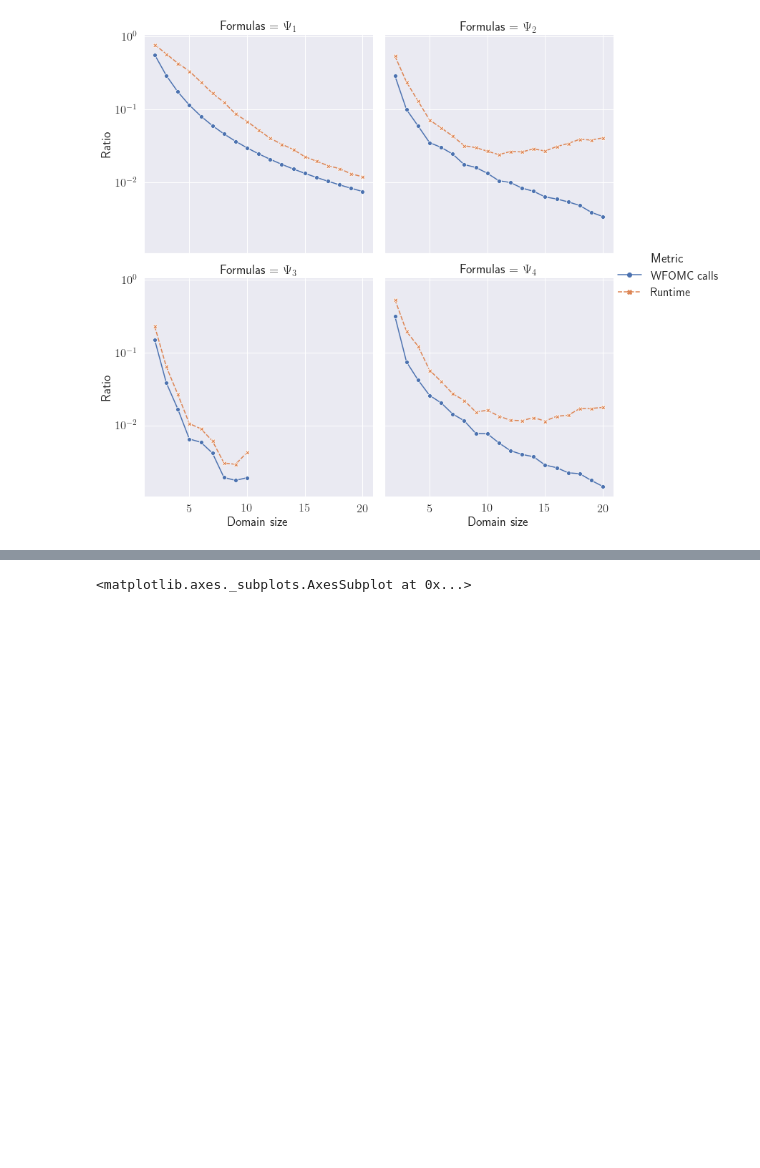
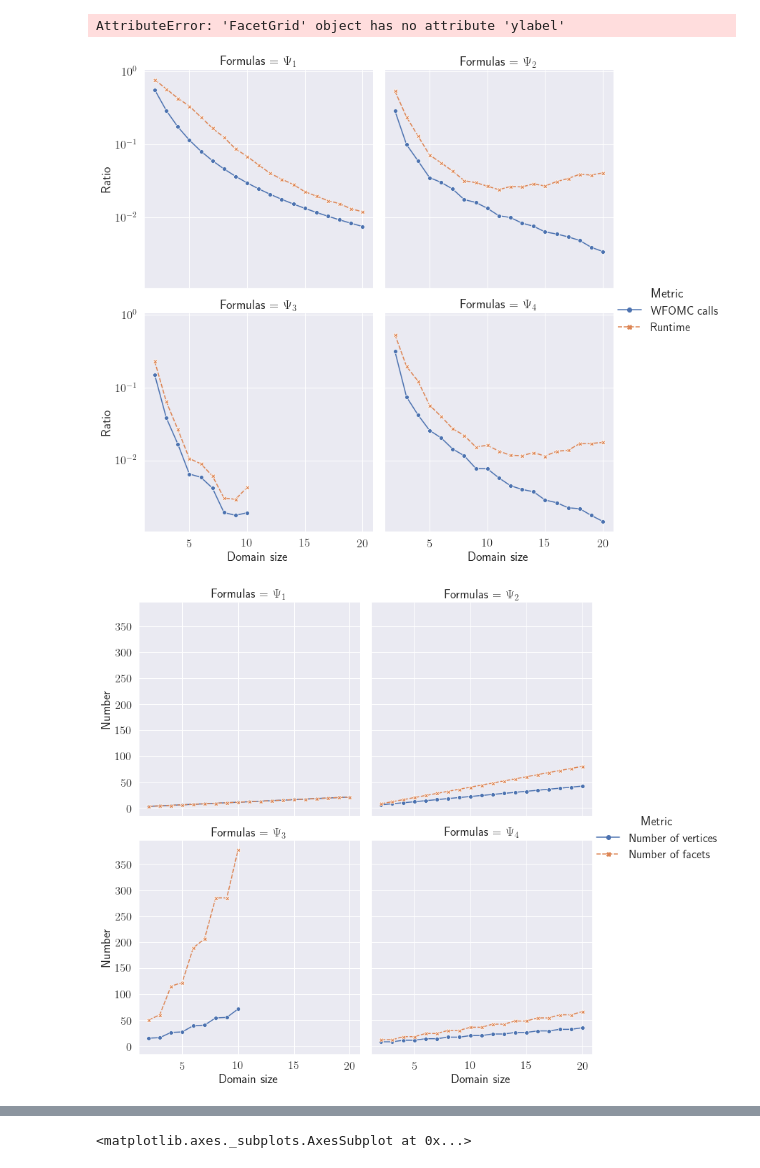
Before and after one commit to lucienwang1009/marginal_polytope, a Jupyter notebook: plot.ipynb, the cells around one changed output, grey strips where cells are left out. Cells and saved outputs as stored; diff of their text form; code cells hidden in the pictures; blank space fills up the shorter version.

```diff
--- a/plot.ipynb
+++ b/plot.ipynb
@@ -54,6 +54,14 @@ def parse_time(log_file):
         parse_total_time(log), parse_wfomc_time(log), parse_quick_hull_time(log), parse_add_facet_time(log)
     WFOMC_num = parse_WFOMC_num(log)
     return total_time, WFOMC_num, wfomc_time, quick_hull_time, add_facet_time
+
+
+def parse_convex_hull(file_name):
+    with open(file_name, 'rb') as f:
+        convex_hull = pickle.load(f)
+    n_vertices = convex_hull.vertices.shape[0]
+    n_facets = convex_hull.equations.shape[0]
+    return n_vertices, n_facets
 
 
 def plot(log_dir, prefix='2d', max_domain_size = 50):
@@ -114,12 +122,18 @@ def parse_file(iter_dirs, dft_dirs, exp_names, max_domain_size):
         for i in range(2, max_domain_size[j] + 1):
             iter_log = '{}/{}/log.txt'.format(iter_dir, i)
             iter_total_time, iter_wfomc_num, _, _, _ = parse_time(iter_log)
+            iter_n_vertices, iter_n_facets = parse_convex_hull('{}/{}/convex_hull.pkl'.format(iter_dir, i))
             dft_log = '{}/{}/log.txt'.format(dft_dir, i)
             dft_total_time, dft_wfomc_num, _, _, _ = parse_time(dft_log)
+            dft_n_vertices, dft_n_facets = parse_convex_hull('{}/{}/convex_hull.pkl'.format(dft_dir, i))
             dataset.append([exp_names[j], 'WFOMC calls',
                             i, iter_wfomc_num, dft_wfomc_num])
             dataset.append([exp_names[j], 'Runtime',
                             i, iter_total_time, dft_total_time])
+            dataset.append([exp_names[j], 'Number of vertices',
+                           i, iter_n_vertices, dft_n_vertices])
+            dataset.append([exp_names[j], 'Number of facets',
+                           i, iter_n_facets, dft_n_facets])
     dataframe = pd.DataFrame(dataset)
     return dataframe
 
@@ -180,10 +194,11 @@ data['Ratio'] = data['Fast'] / data['DFT']
 # g.fig.get_axes()[0].set_yscale('log')
 
 g = sns.relplot(x="Domain size", y="Ratio", hue="Metric", style='Metric',
-            dashes=True, markers=True, kind="line", col='Formulas', col_wrap=2, data=data, legend='brief')
+                dashes=True, markers=True, kind="line", col='Formulas', col_wrap=2,
+                data=data[(data['Metric'] == 'WFOMC calls') | (data['Metric'] == 'Runtime')], legend='brief')
 
 g.fig.get_axes()[0].set_yscale('log')
-leg = g._legend
+# leg = g._legend
 # leg.set_bbox_to_anchor([1.1, 0.5])  # coordinates of lower left of bounding box
 fig = plt.gcf()
 # fig.set_size_inches(8, 9)
@@ -213,7 +228,23 @@ fig.savefig('./fast_rmp_comparision.pdf')
 # lines2, labels2 = ax2.get_legend_handles_labels()
 # plt.legend(lines + lines2, labels + labels2, loc=0)
 # %% [output]
+AttributeError: 'FacetGrid' object has no attribute 'ylabel'
 [figure]
+# %%
+g = sns.relplot(x="Domain size", y="Fast", hue="Metric", style='Metric',
+                dashes=True, markers=True, kind="line", col='Formulas', col_wrap=2,
+                data=data[(data['Metric'] == 'Number of vertices') | (data['Metric'] == 'Number of facets')],
+                legend='brief')
+
+g.set_axis_labels("Domain size", "Number")
+# g.fig.get_axes()[0].set_yscale('log')
+# leg = g._legend
+# leg.set_bbox_to_anchor([1.1, 0.5])  # coordinates of lower left of bounding box
+fig = plt.gcf()
+# fig.set_size_inches(8, 9)
+fig.savefig('./fast_rmp_convex_hull_stat.pdf')
+# %% [output]
+[figure, added]
 # %%
 import pickle
 
```
Also changed, not shown: parts of 4 cells of this notebook, 4 other files.
